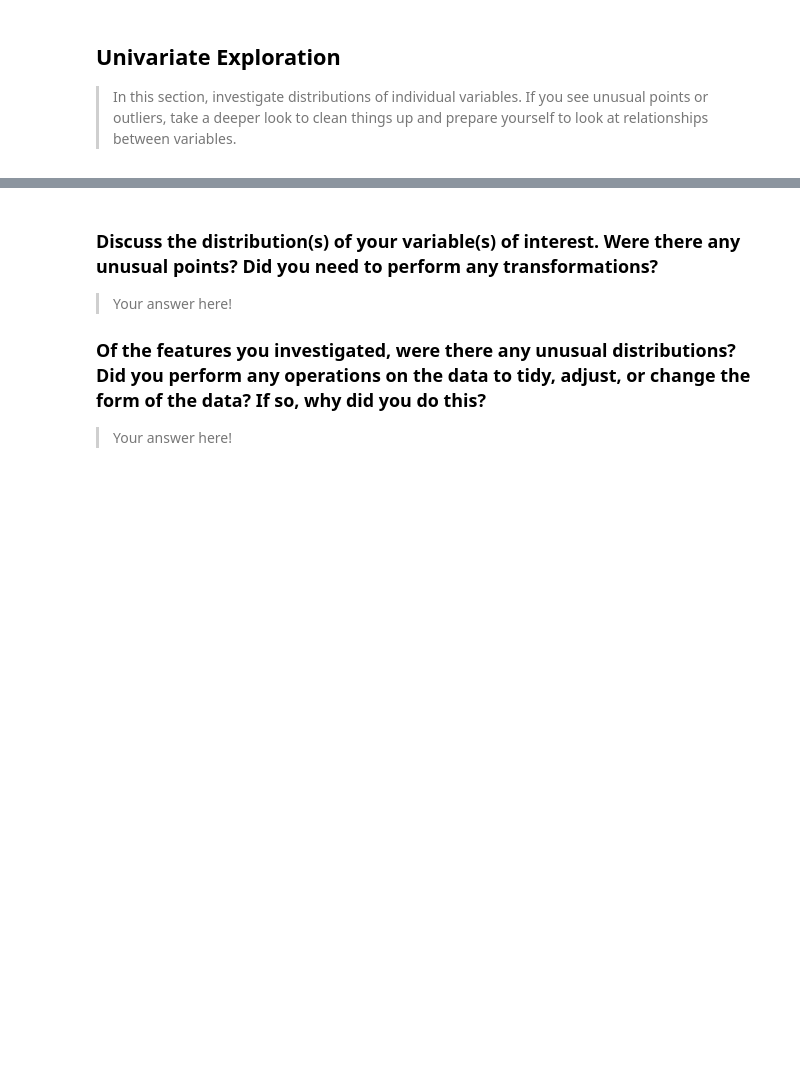
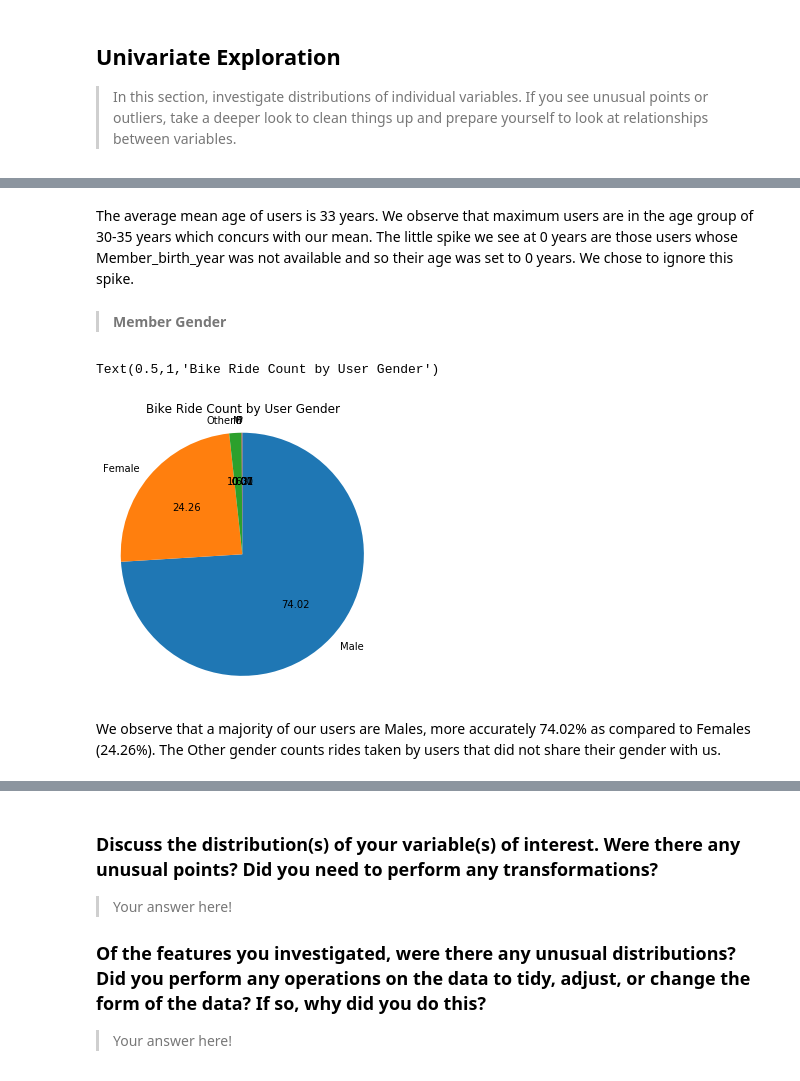
Before and after one commit to mkarkhan/Communicate-Data-Findings, a Jupyter notebook: exploratory_analysis.ipynb, the cells around one changed output, grey strips where cells are left out. Cells and saved outputs as stored; diff of their text form; code cells hidden in the pictures; blank space fills up the shorter version.

```diff
--- a/exploratory_analysis.ipynb
+++ b/exploratory_analysis.ipynb
@@ -375,0 +409,16 @@ you plan on investigating next.
+# %% [markdown]
+The average mean age of users is 33 years. We observe that maximum users are in the age group of 30-35 years which concurs with our mean. The little spike we see at 0 years are those users whose Member_birth_year was not available and so their age was set to 0 years. We chose to ignore this spike.
+# %% [markdown]
+> <b> Member Gender </b>
+# %%
+plt.figure(figsize = [8,5])
+sorted_counts = bikedata_df_copy['member_gender'].value_counts()
+plt.pie(sorted_counts, labels = sorted_counts.index, startangle = 90,
+        counterclock = False, autopct = '%.2f')
+plt.axis('square')
+plt.title('Bike Ride Count by User Gender', fontsize = 12)
+# %% [output]
+Text(0.5,1,'Bike Ride Count by User Gender')
+[figure, added]
+# %% [markdown]
+We observe that a majority of our users are Males, more accurately 74.02% as compared to Females (24.26%). The Other gender counts rides taken by users that did not share their gender with us.
```
Also changed, not shown: parts of 30 cells of this notebook.
